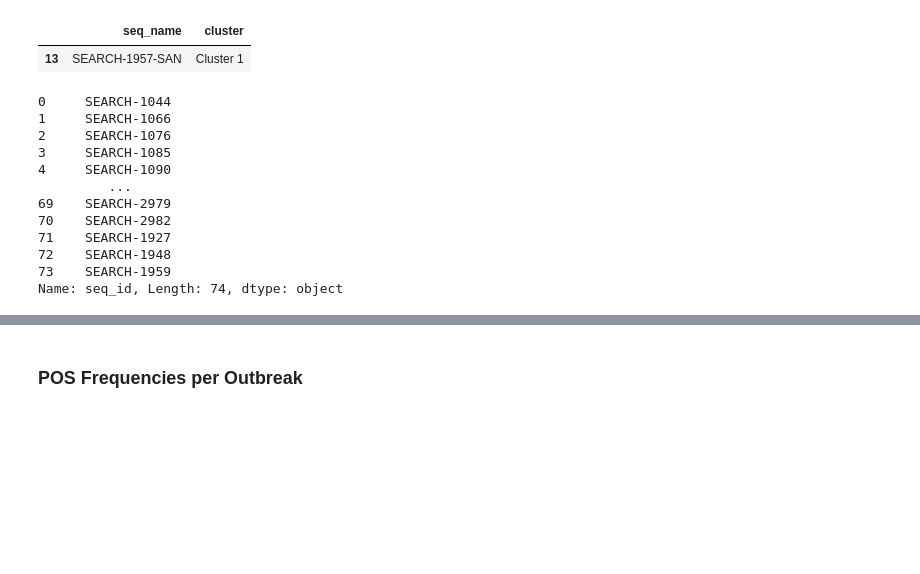
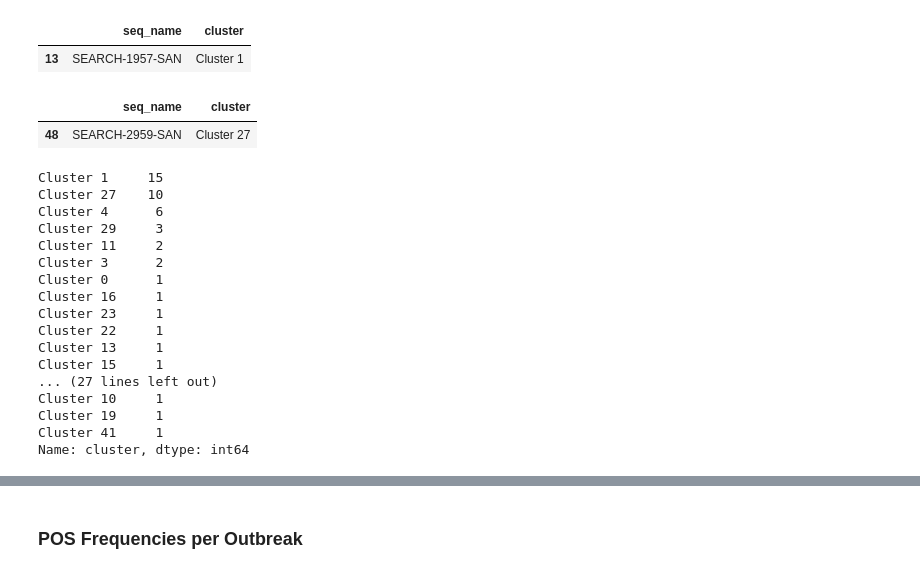
Before and after one commit to AlaaALatif/covid, a Jupyter notebook: pipeline_consensus/variants_outbreak.ipynb, the cells around one changed output, grey strips where cells are left out. Cells and saved outputs as stored; diff of their text form; code cells hidden in the pictures; blank space fills up the shorter version.

```diff
--- a/pipeline_consensus/variants_outbreak.ipynb
+++ b/pipeline_consensus/variants_outbreak.ipynb
@@ -281,21 +315,31 @@ df[df['seq_id']=='SEARCH-1957'][['seq_name', 'cluster']]
 # %% [output]
 |  | seq_name | cluster |
 | 13 | SEARCH-1957-SAN | Cluster 1 |
-# %%
-df['seq_id']
-# %% [output]
-0     SEARCH-1044
-1     SEARCH-1066
-2     SEARCH-1076
-3     SEARCH-1085
-4     SEARCH-1090
-         ...
-69    SEARCH-2979
-70    SEARCH-2982
-71    SEARCH-1927
-72    SEARCH-1948
-73    SEARCH-1959
-Name: seq_id, Length: 74, dtype: object
+# %%
+df[df['seq_id']=='SEARCH-2959'][['seq_name', 'cluster']]
+# %% [output]
+|  | seq_name | cluster |
+| 48 | SEARCH-2959-SAN | Cluster 27 |
+# %%
+df['cluster'].value_counts()
+# %% [output]
+Cluster 1     15
+Cluster 27    10
+Cluster 4      6
+Cluster 29     3
+Cluster 11     2
+Cluster 3      2
+Cluster 0      1
+Cluster 16     1
+Cluster 23     1
+Cluster 22     1
+Cluster 13     1
+Cluster 15     1
+... (27 lines left out)
+Cluster 10     1
+Cluster 19     1
+Cluster 41     1
+Name: cluster, dtype: int64
 # %%
 merged.outbreak.value_counts()
 # %% [output]
```
Also changed, not shown: parts of 26 cells of this notebook.
